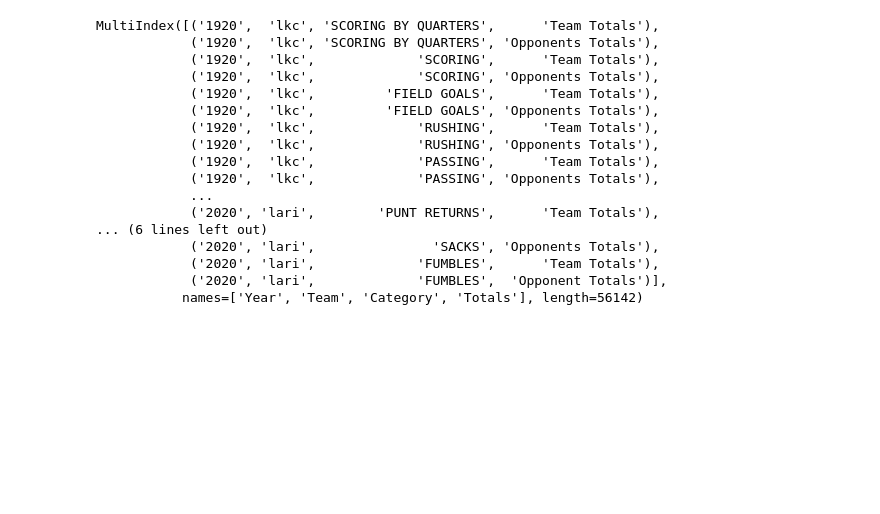
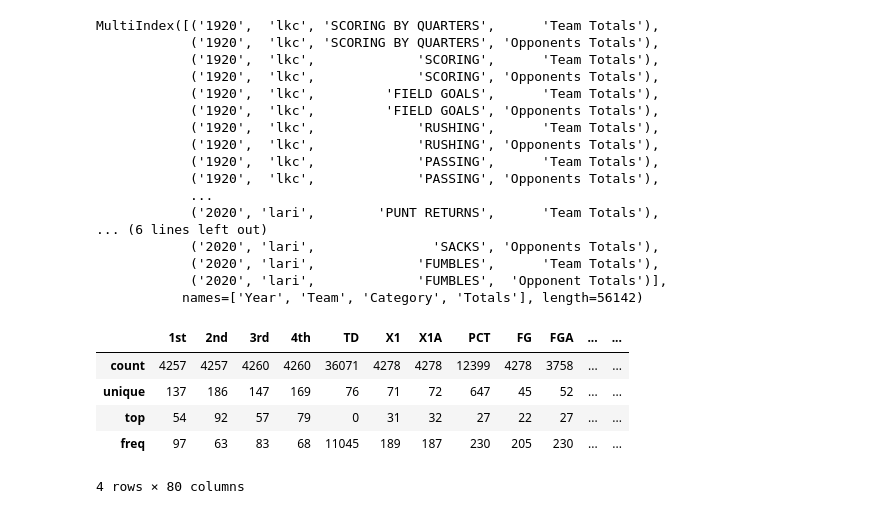
Before and after one commit to Eric-w-H/ORIE4741_Project, a Jupyter notebook: models/stats-processing.ipynb, the cells around one changed output. Saved outputs shown, nothing was run; the diff lists cells and outputs as text; code cells hidden in the pictures; blank space fills up the shorter version.

```diff
--- a/models/stats-processing.ipynb
+++ b/models/stats-processing.ipynb
@@ -130,3 +130,12 @@ MultiIndex([('1920',  'lkc', 'SCORING BY QUARTERS',      'Team Totals'),
            names=['Year', 'Team', 'Category', 'Totals'], length=56142)
 # %%
 stats_df.to_csv(os.path.join(project_directory, processed_stats))
+# %%
+stats_df.describe()
+# %% [output]
+|  | 1st | 2nd | 3rd | 4th | TD | X1 | X1A | PCT | FG | FGA | ... | ... |
+| count | 4257 | 4257 | 4260 | 4260 | 36071 | 4278 | 4278 | 12399 | 4278 | 3758 | ... | ... |
+| unique | 137 | 186 | 147 | 169 | 76 | 71 | 72 | 647 | 45 | 52 | ... | ... |
+| top | 54 | 92 | 57 | 79 | 0 | 31 | 32 | 27 | 22 | 27 | ... | ... |
+| freq | 97 | 63 | 83 | 68 | 11045 | 189 | 187 | 230 | 205 | 230 | ... | ... |
+4 rows × 80 columns
```
Also changed, not shown: parts of 1 cell of this notebook.
